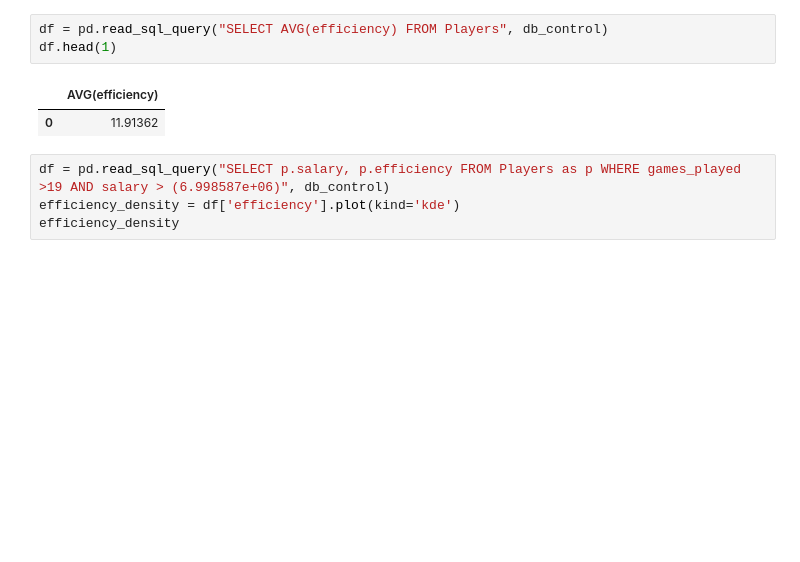
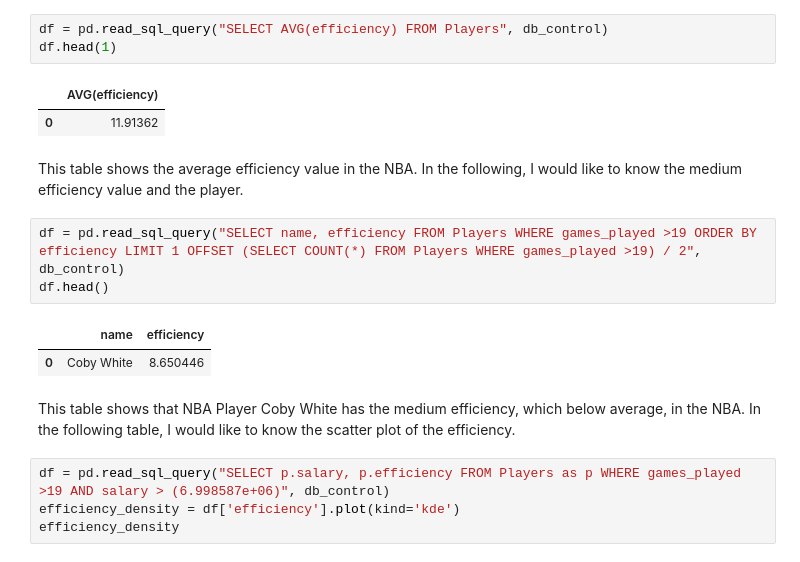
Before and after one commit to my9143434/NBA_salary_static, a Jupyter notebook: yiting_lin.ipynb, the cells around one changed output. Saved outputs shown, nothing was run; the diff lists cells and outputs as text; blank space fills up the shorter version.

```diff
--- a/yiting_lin.ipynb
+++ b/yiting_lin.ipynb
@@ -121,6 +139,18 @@ df.head(1)
 # %% [output]
 |  | AVG(efficiency) |
 | 0 | 11.91362 |
+# %% [markdown]
+This table shows the average efficiency value in the NBA.
+In the following, I would like to know the medium efficiency value and the player.
+# %%
+df = pd.read_sql_query("SELECT name, efficiency FROM Players WHERE games_played >19 ORDER BY efficiency LIMIT 1 OFFSET (SELECT COUNT(*) FROM Players WHERE games_played >19) / 2", db_control)
+df.head()
+# %% [output]
+|  | name | efficiency |
+| 0 | Coby White | 8.650446 |
+# %% [markdown]
+This table shows that NBA Player Coby White has the medium efficiency, which below average, in the NBA.
+In the following table, I would like to know the scatter plot of the efficiency.
 # %%
 df = pd.read_sql_query("SELECT p.salary, p.efficiency FROM Players as p WHERE games_played >19 AND salary > (6.998587e+06)", db_control)
 efficiency_density = df['efficiency'].plot(kind='kde')
```
Also changed, not shown: parts of 18 cells of this notebook.
